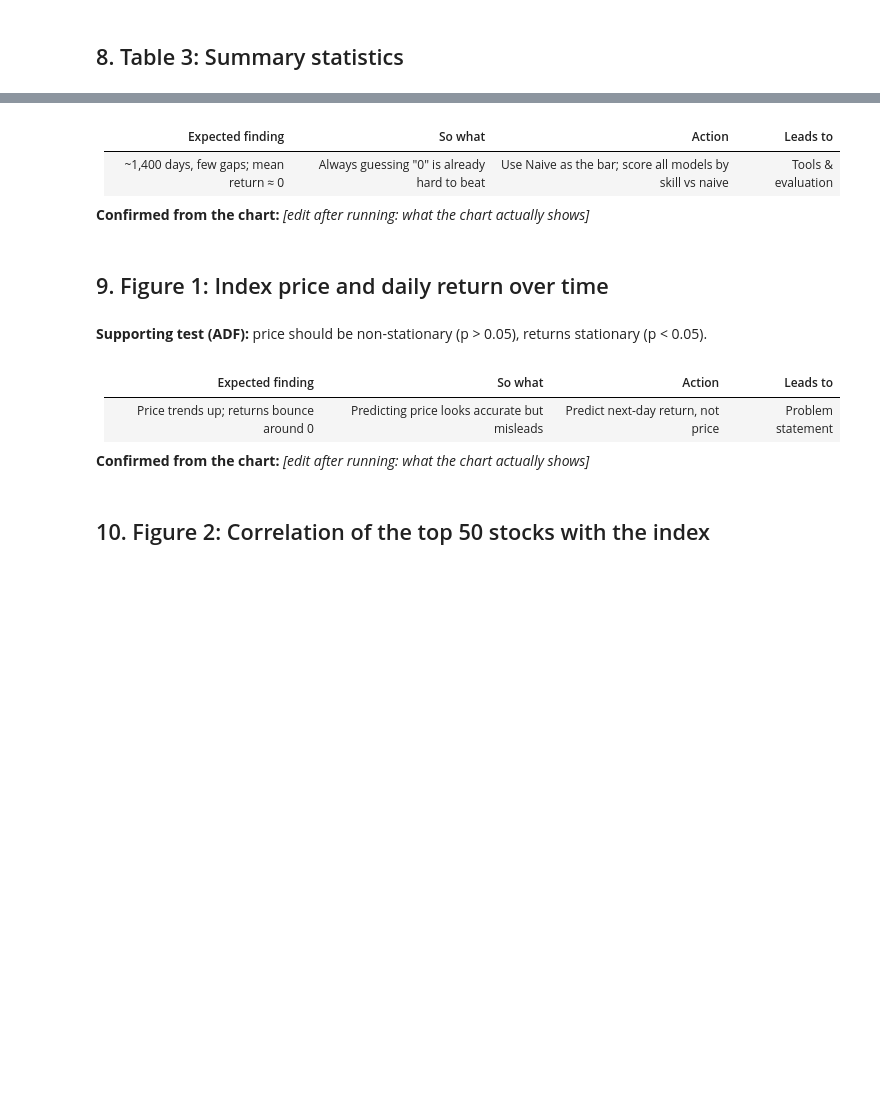
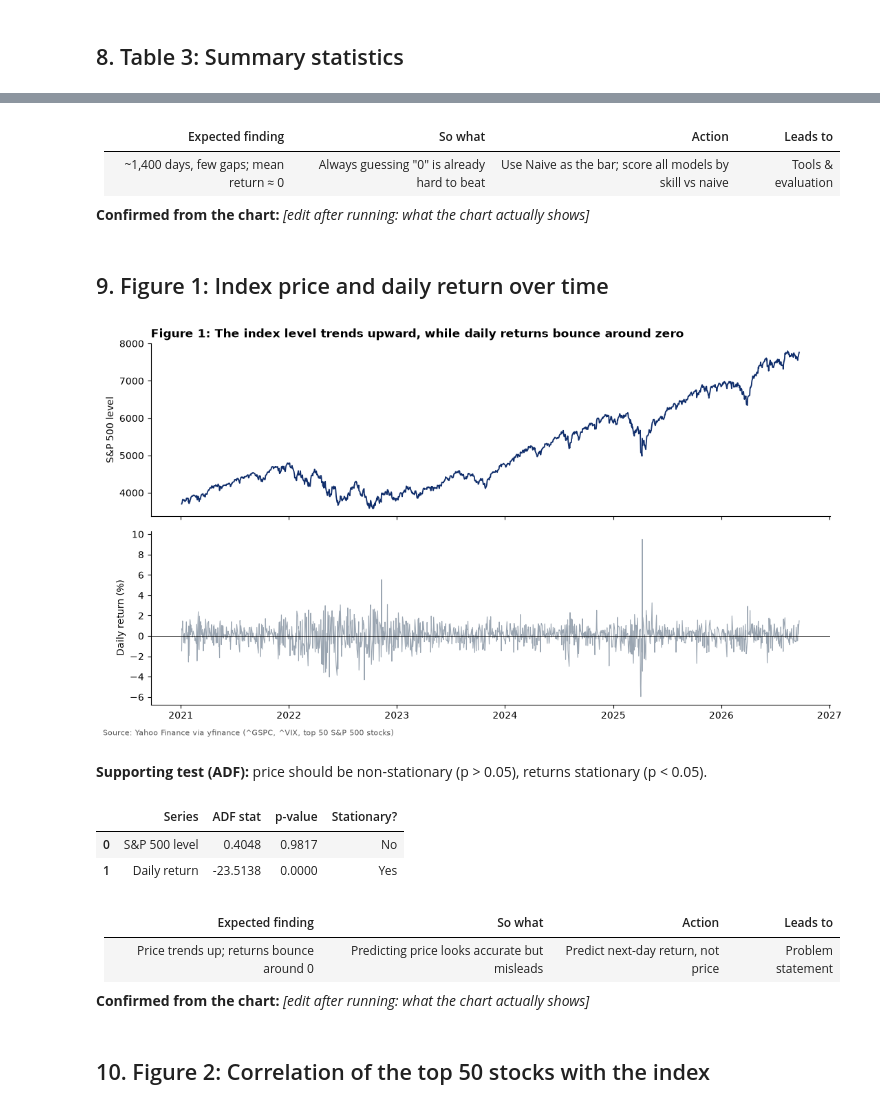
Before and after one commit to luuuneytunes12/mla_finX, a Jupyter notebook: notebooks/01_eda.ipynb, the cells around one changed output, grey strips where cells are left out. Saved outputs shown, nothing was run; the diff lists cells and outputs as text; code cells hidden in the pictures; blank space fills up the shorter version.

```diff
--- a/notebooks/01_eda.ipynb
+++ b/notebooks/01_eda.ipynb
@@ -37,0 +427,26 @@ print(f"MASTER: {data.shape[0]:,} rows x {data.shape[1]} columns, {data.index.mi
+# %%
+# The model table is the frozen gold master (built by src/build_master.py). EDA uses it as is.
+master = load_master()
+
+# Rebuild the returns here from the raw tables and compare (same Yahoo source, so they should agree)
+chk = pd.DataFrame({"ret_index": merged["SP500"].pct_change()})
+for sym in top:
+    chk[f"{sym}_ret"] = merged[f"{sym}_AdjClose"].pct_change()
+chk["VIX_chg"] = merged["VIX"].pct_change()
+common = master.index.intersection(chk.dropna().index)
+max_diff = float((master.loc[common, chk.columns] - chk.loc[common]).abs().max().max())
+print(f"Raw tables vs master: {len(common):,} common days, largest return difference {max_diff:.2e}"
+      + ("" if max_diff < 1e-4 else "   <-- CHECK: snapshot and master come from different downloads"))
+assert list(master.columns[1:51]) == [f"{s}_ret" for s in top], "master stock columns != top 50 found here"
+
+n_before = merged.shape[1] + 1 + len(top) + 1 + 1   # all OHLCV + index return + stock returns + VIX change + target
+print(f"Columns: {n_before} (all OHLCV kept) -> {master.shape[1]} in master "
+      f"({master.shape[1] - 1} inputs + 1 target)")
+
+# `data` = master + the index level (level is only used for the price charts)
+data = master.join(idx["SP500"])
+ret = master["ret_index"]
+stock_rets = master[[f"{sym}_ret" for sym in top]].rename(columns=lambda c: c[:-4])
+
+print(f"FINAL DATASET (for the slide): {master.shape[0]:,} rows x {master.shape[1]:,} columns")
+print(f"Period: {master.index.min().date()} to {master.index.max().date()}")
@@ -70,6 +492,6 @@ table3
 # %% [markdown]
-| Expected finding                       | So what                                     | Action                                                   | Leads to           |
-| -------------------------------------- | ------------------------------------------- | -------------------------------------------------------- | ------------------ |
+| Expected finding | So what | Action | Leads to |
+|---|---|---|---|
 | ~1,400 days, few gaps; mean return ≈ 0 | Always guessing "0" is already hard to beat | Use Naive as the bar; score all models by skill vs naive | Tools & evaluation |
 
 **Confirmed from the chart:** _[edit after running: what the chart actually shows]_
@@ -78,42 +500,35 @@ table3
 # %%
 fig, axes = plt.subplots(2, 1, figsize=(11, 6), sharex=True)
 axes[0].plot(data.index, data["SP500"], color=NAVY, lw=1.3)
 axes[0].set_ylabel("S&P 500 level")
-title(
-    axes[0],
-    "Figure 1: The index level trends upward, while daily returns bounce around zero",
-)
+title(axes[0], "Figure 1: The index level trends upward, while daily returns bounce around zero")
 axes[1].plot(data.index, ret * 100, color=GREY, lw=0.8)
 axes[1].axhline(0, color="black", lw=0.6)
 axes[1].set_ylabel("Daily return (%)")
 for ax in axes:
     style(ax)
 fig.text(0.01, -0.01, SOURCE_NOTE, fontsize=8, color="#555")
 fig.tight_layout()
 fig.savefig(f"{OUT}/fig1_price_and_return.png", dpi=200, bbox_inches="tight")
 plt.show()
+# %% [output]
+[figure, added]
 # %% [markdown]
 **Supporting test (ADF):** price should be non-stationary (p > 0.05), returns stationary (p < 0.05).
 # %%
-adf = pd.DataFrame(
-    [
-        {
-            "Series": "S&P 500 level",
-            "ADF stat": adfuller(data["SP500"])[0],
-            "p-value": adfuller(data["SP500"])[1],
-        },
-        {
-            "Series": "Daily return",
-            "ADF stat": adfuller(ret)[0],
-            "p-value": adfuller(ret)[1],
-        },
-    ]
-).round(4)
+adf = pd.DataFrame([
+    {"Series": "S&P 500 level", "ADF stat": adfuller(data["SP500"])[0], "p-value": adfuller(data["SP500"])[1]},
+    {"Series": "Daily return", "ADF stat": adfuller(ret)[0], "p-value": adfuller(ret)[1]},
+]).round(4)
 adf["Stationary?"] = np.where(adf["p-value"] < 0.05, "Yes", "No")
 adf
+# %% [output]
+|  | Series | ADF stat | p-value | Stationary? |
+| 0 | S&P 500 level | 0.4048 | 0.9817 | No |
+| 1 | Daily return | -23.5138 | 0.0000 | Yes |
 # %% [markdown]
-| Expected finding                         | So what                                      | Action                             | Leads to          |
-| ---------------------------------------- | -------------------------------------------- | ---------------------------------- | ----------------- |
+| Expected finding | So what | Action | Leads to |
+|---|---|---|---|
 | Price trends up; returns bounce around 0 | Predicting price looks accurate but misleads | Predict next-day return, not price | Problem statement |
 
 **Confirmed from the chart:** _[edit after running: what the chart actually shows]_
```
Also changed, not shown: parts of 35 cells of this notebook, 58 other files.
